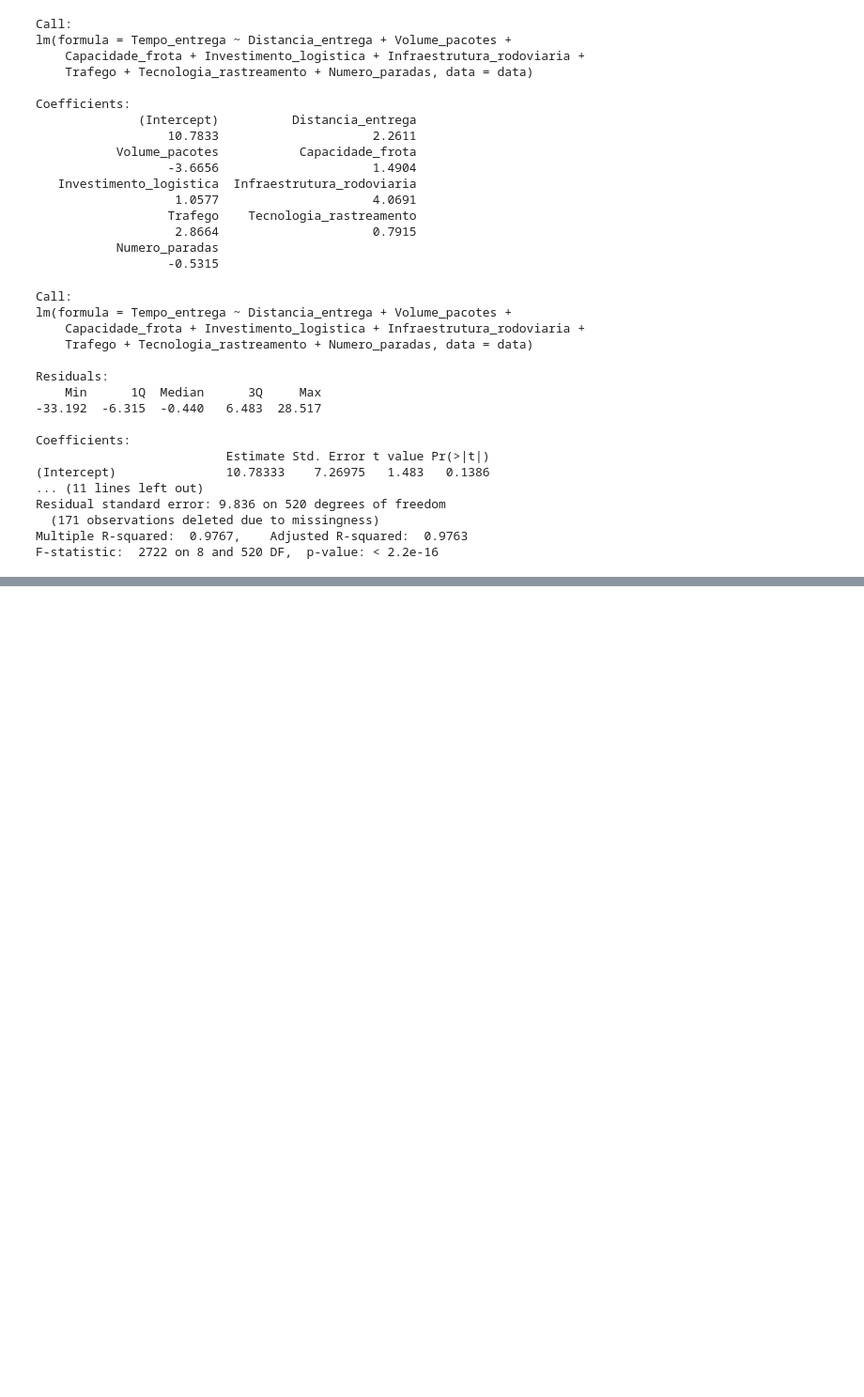
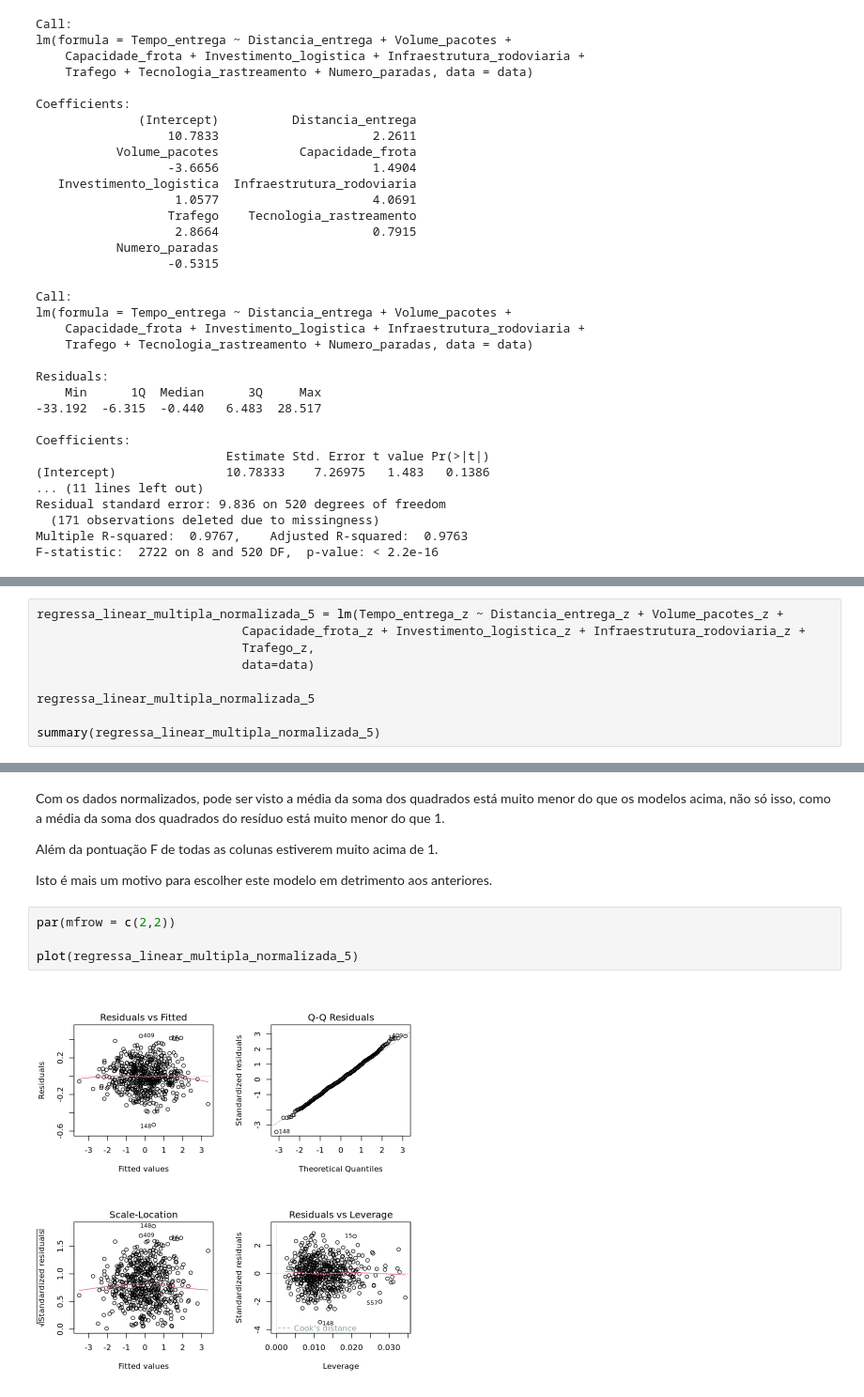
Before and after one commit to daviidjoshua/roteiro-estatistica-aplicada, a Jupyter notebook: main.ipynb, the cells around one changed output, grey strips where cells are left out. Shown at 94% size. Drawn from its saved outputs; the diff is of its cells as text; blank space fills up the shorter version.

```diff
--- a/main.ipynb
+++ b/main.ipynb
@@ -597,0 +745,9 @@ F-statistic:  2722 on 8 and 520 DF,  p-value: < 2.2e-16
+# %%
+regressa_linear_multipla_normalizada_5 = lm(Tempo_entrega_z ~ Distancia_entrega_z + Volume_pacotes_z +
+                            Capacidade_frota_z + Investimento_logistica_z + Infraestrutura_rodoviaria_z +
+                            Trafego_z,
+                            data=data)
+
+regressa_linear_multipla_normalizada_5
+
+summary(regressa_linear_multipla_normalizada_5)
@@ -597,0 +803,12 @@ F-statistic:  2722 on 8 and 520 DF,  p-value: < 2.2e-16
+# %% [markdown]
+Com os dados normalizados, pode ser visto a média da soma dos quadrados está muito menor do que os modelos acima, não só isso, como a média da soma dos quadrados do resíduo está muito menor do que 1.
+
+Além da pontuação F de todas as colunas estiverem muito acima de 1.
+
+Isto é mais um motivo para escolher este modelo em detrimento aos anteriores.
+# %%
+par(mfrow = c(2,2))
+
+plot(regressa_linear_multipla_normalizada_5)
+# %% [output]
+[figure, added]
```
Also changed, not shown: parts of 43 cells of this notebook.
